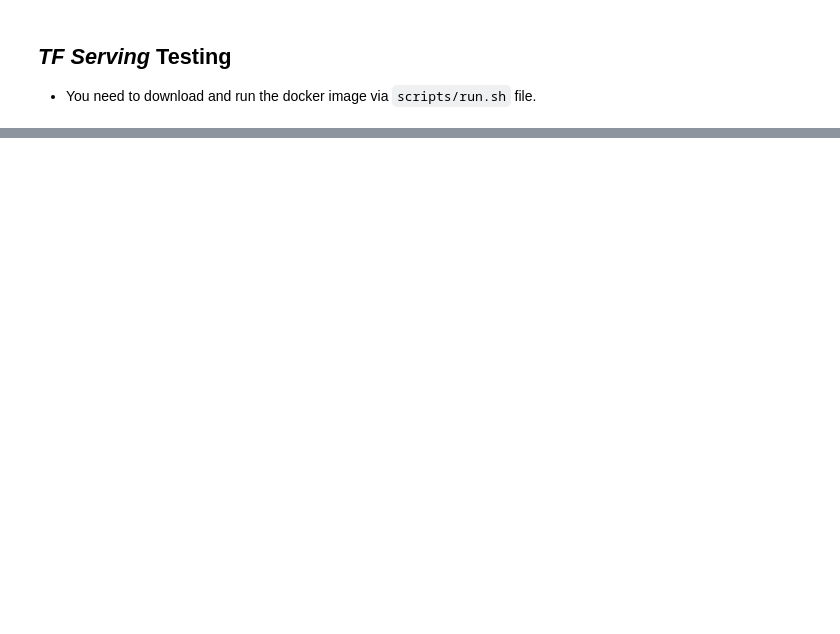
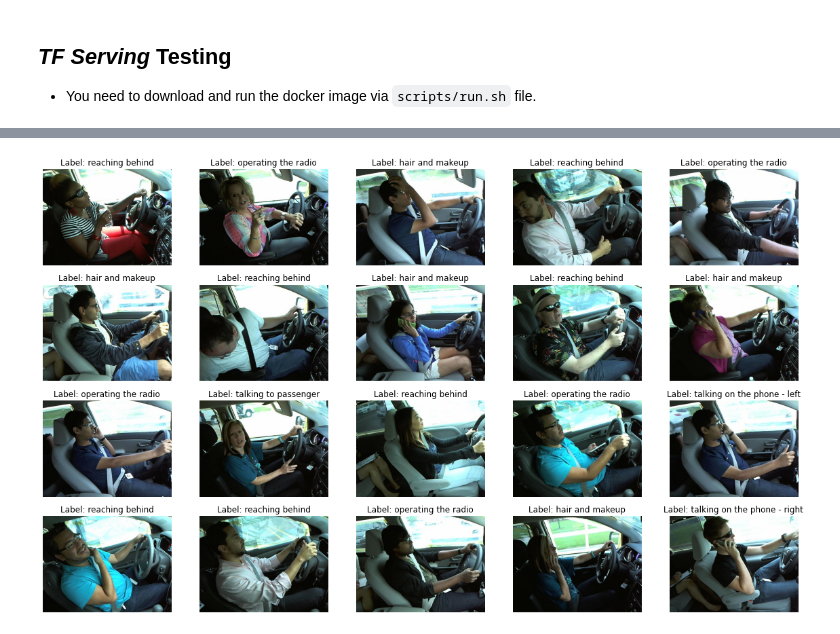
Before and after one commit to aldente0630/state-farm-detection, a Jupyter notebook: ipynb/03-model_serving.ipynb, the cells around one changed output, grey strips where cells are left out. Saved outputs shown, nothing was run; the diff lists cells and outputs as text; code cells hidden in the pictures; blank space fills up the shorter version.

```diff
--- a/ipynb/03-model_serving.ipynb
+++ b/ipynb/03-model_serving.ipynb
@@ -398,7 +384,10 @@ Find logs at: ./wandb/run-20220319_140701-illhxqtp/logs
 * You need to download and run the docker image via `scripts/run.sh` file.
 # %%
 %%time
-sampled_img_arrs = np.stack(sampled_img_arrs, axis=0)
+sampled_img_arrs = [
+    get_img_arr(img_path, (480, 640))[0] for img_path in sampled_img_paths
+]
+sampled_img_arrs = np.stack(sampled_img_arrs, axis=0) / 255.0
 
 data = json.dumps(
     {"signature_name": "serving_default", "instances": sampled_img_arrs.tolist()}
@@ -411,2 +403,4 @@ predictions = np.array(predictions)
 # %%
-view_image(sampled_imgs, np.argmax(predictions, axis=1), n_samples, label_names)
+view_img(sampled_img_arrs, np.argmax(predictions, axis=1), n_samples, label_names)
+# %% [output]
+[figure, added]
```
Also changed, not shown: parts of 10 cells of this notebook, 42 other files.
